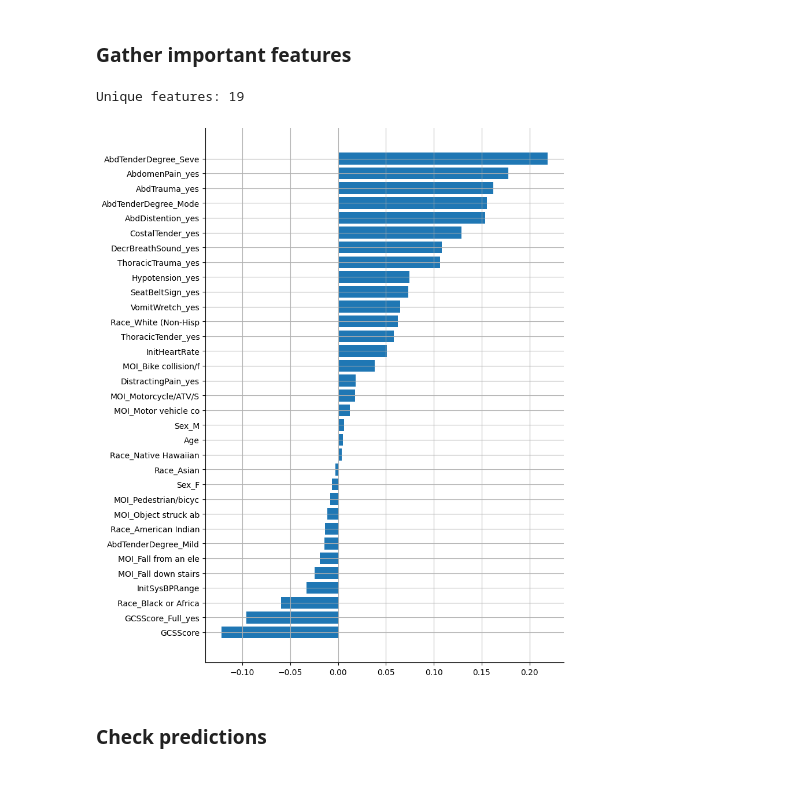
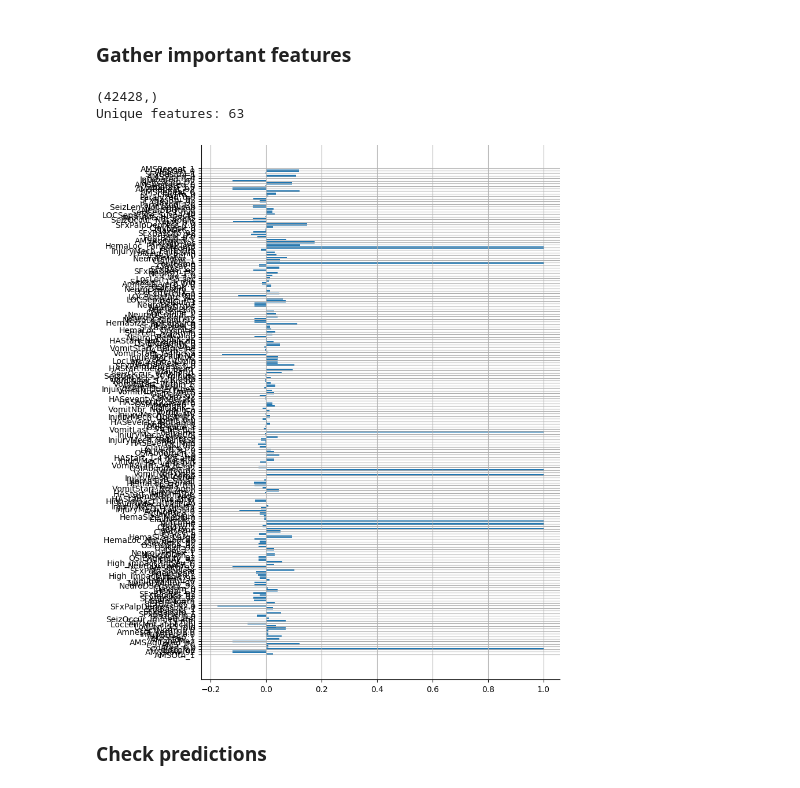
Before and after one commit to csinva/clinical-rule-analysis, a Jupyter notebook: notebooks_llm/05_feat_effect.ipynb, the cells around one changed output. Drawn from its saved outputs; the diff is of its cells as text; code cells hidden in the pictures.

Commit message:
clean up feat_select plots

```diff
--- a/notebooks_llm/05_feat_effect.ipynb
+++ b/notebooks_llm/05_feat_effect.ipynb
@@ -22,32 +22,34 @@ import guidance
 import openai
 openai.api_key_path = '/home/chansingh/.OPENAI_KEY'
 dvu.set_style()
-outcome = 'iai'
+outcome = 'tbi_young'
+dset_dict = feat_select.DSET_DICTS[outcome]
 # %% [output]
 The autoreload extension is already loaded. To reload it, use:
   %reload_ext autoreload
 # %% [markdown]
 ### Gather important features
 # %%
-X, y, feats_raw, feats_abbrev_unique = feat_select.get_iai_data(outcome)
+X, y, feats_raw, feats_abbrev_unique = dset_dict['get_data']()
 df = pd.DataFrame(X, columns=feats_raw)
 df["outcome"] = y
 # X, y, feats_raw, feats_abbrev_unique = feat_select.get_tbi_data()
 print(f"Unique features: {len(feats_abbrev_unique)}")
 
 
 plt.figure(figsize=(8, 12))
 n = df.shape[1] - 1
 args = np.argsort(df.corr()["outcome"][:-1])
 # plt.barh(y=np.arange(n), width=df.corr()["outcome"][:-1])
 plt.barh(y=np.arange(n), width=df.corr()["outcome"][args])
 # plt.yticks(np.arange(n), pd.Series(df.columns[:-1]).apply(lambda x: x[:20]))
 plt.yticks(np.arange(n), pd.Series(df.columns[args]).apply(lambda x: x[:20]))
 plt.grid()
 plt.show()
 # %% [output]
-Unique features: 19
+(42428,)
+Unique features: 63
-[figure, old version]
+[figure, new version]
 # %%
 feats_clean = feat_select.ABBREV_TO_CLEAN_IAI.values()
 # list(feats_clean)
```
Also changed, not shown: 8 other files.
